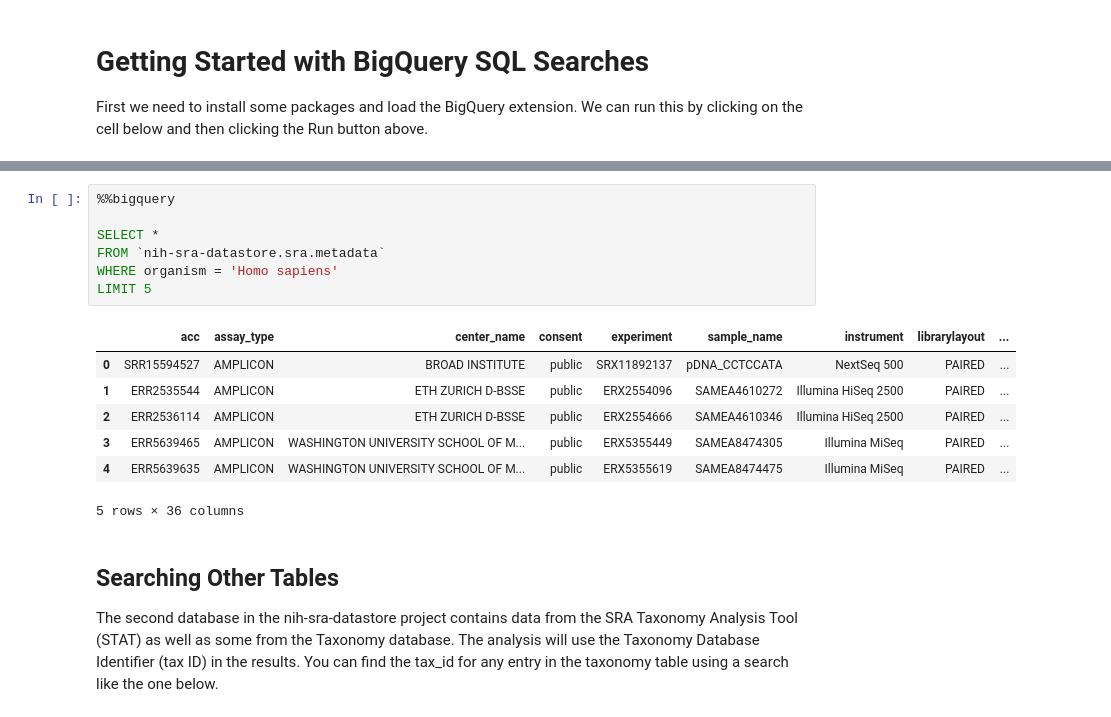
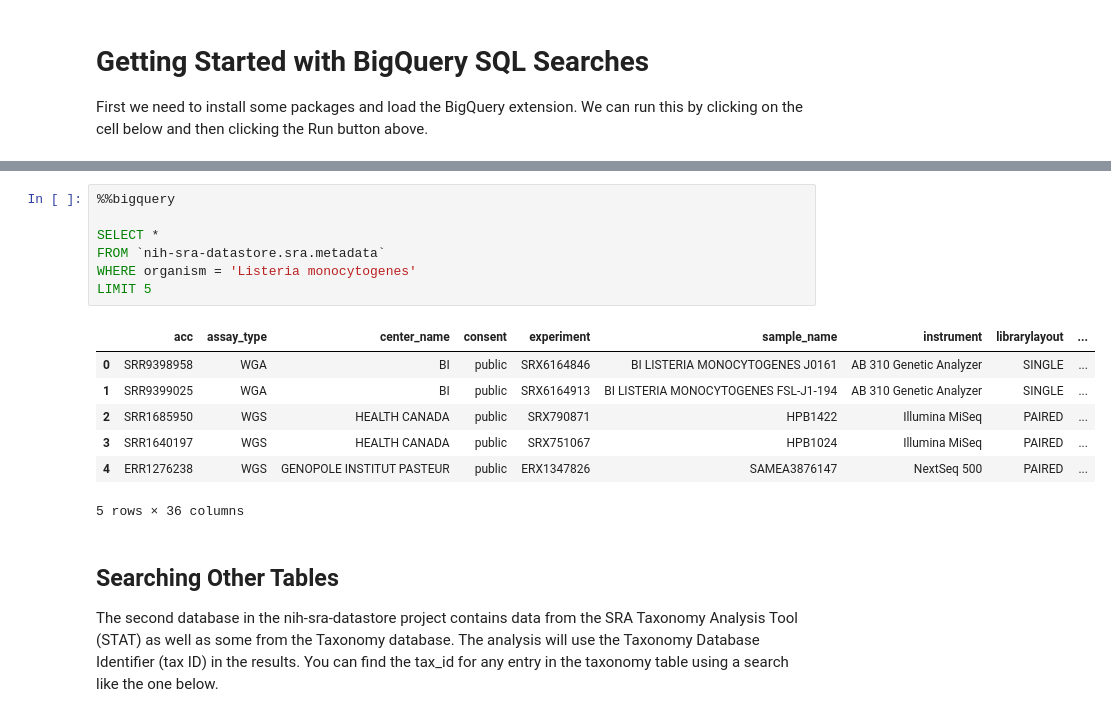
Before and after one commit to ncbi/ASHG-Workshop-2021, a Jupyter notebook: Basic BigQuery Examples.ipynb, the cells around one changed output, grey strips where cells are left out. Saved outputs shown, nothing was run; the diff lists cells and outputs as text.

```diff
--- a/Basic BigQuery Examples.ipynb
+++ b/Basic BigQuery Examples.ipynb
@@ -39,17 +43,17 @@ This query searches for all (*) columns in the metadata table from the sra datab
 # %%
 %%bigquery
 
 SELECT *
 FROM `nih-sra-datastore.sra.metadata`
-WHERE organism = 'Homo sapiens'
+WHERE organism = 'Listeria monocytogenes'
 LIMIT 5
 # %% [output]
 |  | acc | assay_type | center_name | consent | experiment | sample_name | instrument | librarylayout | ... |
-| 0 | SRR15594527 | AMPLICON | BROAD INSTITUTE | public | SRX11892137 | pDNA_CCTCCATA | NextSeq 500 | PAIRED | ... |
-| 1 | ERR2535544 | AMPLICON | ETH ZURICH D-BSSE | public | ERX2554096 | SAMEA4610272 | Illumina HiSeq 2500 | PAIRED | ... |
-| 2 | ERR2536114 | AMPLICON | ETH ZURICH D-BSSE | public | ERX2554666 | SAMEA4610346 | Illumina HiSeq 2500 | PAIRED | ... |
-| 3 | ERR5639465 | AMPLICON | WASHINGTON UNIVERSITY SCHOOL OF M... | public | ERX5355449 | SAMEA8474305 | Illumina MiSeq | PAIRED | ... |
-| 4 | ERR5639635 | AMPLICON | WASHINGTON UNIVERSITY SCHOOL OF M... | public | ERX5355619 | SAMEA8474475 | Illumina MiSeq | PAIRED | ... |
+| 0 | SRR9398958 | WGA | BI | public | SRX6164846 | BI LISTERIA MONOCYTOGENES J0161 | AB 310 Genetic Analyzer | SINGLE | ... |
+| 1 | SRR9399025 | WGA | BI | public | SRX6164913 | BI LISTERIA MONOCYTOGENES FSL-J1-194 | AB 310 Genetic Analyzer | SINGLE | ... |
+| 2 | SRR1685950 | WGS | HEALTH CANADA | public | SRX790871 | HPB1422 | Illumina MiSeq | PAIRED | ... |
+| 3 | SRR1640197 | WGS | HEALTH CANADA | public | SRX751067 | HPB1024 | Illumina MiSeq | PAIRED | ... |
+| 4 | ERR1276238 | WGS | GENOPOLE INSTITUT PASTEUR | public | ERX1347826 | SAMEA3876147 | NextSeq 500 | PAIRED | ... |
 5 rows × 36 columns
 # %% [markdown]
 ## Searching Other Tables
```
Also changed, not shown: parts of 11 cells of this notebook, 1 other file.
